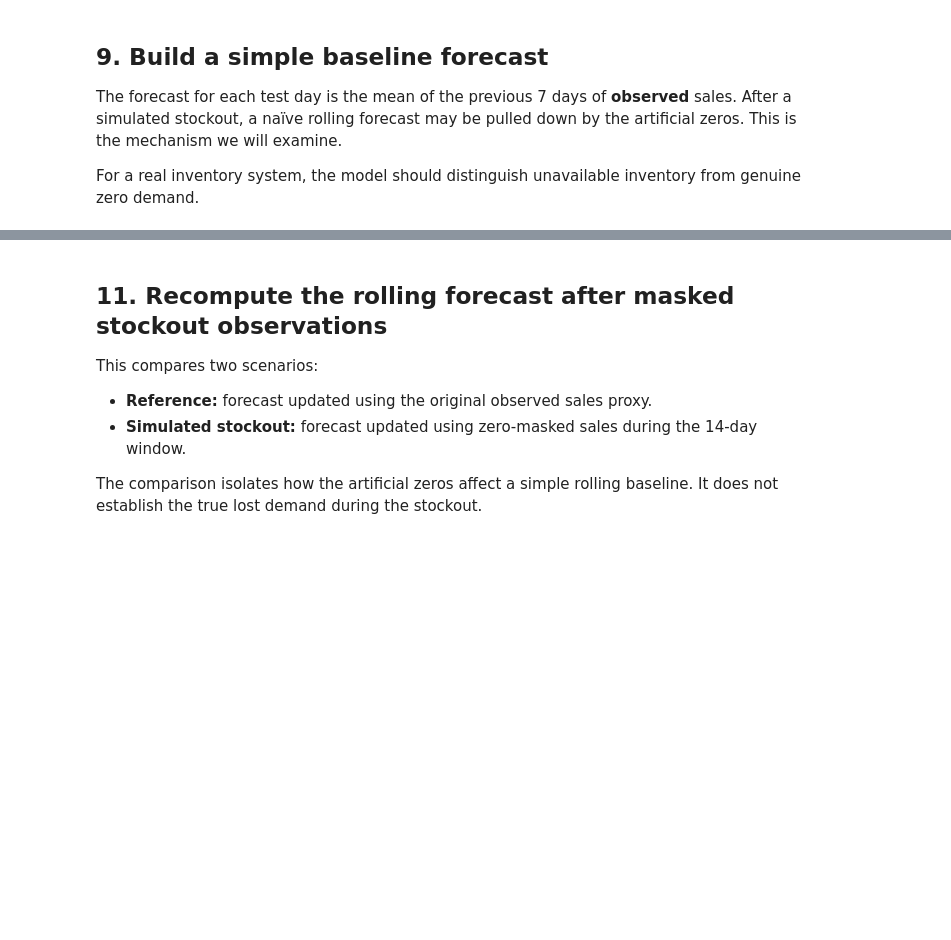
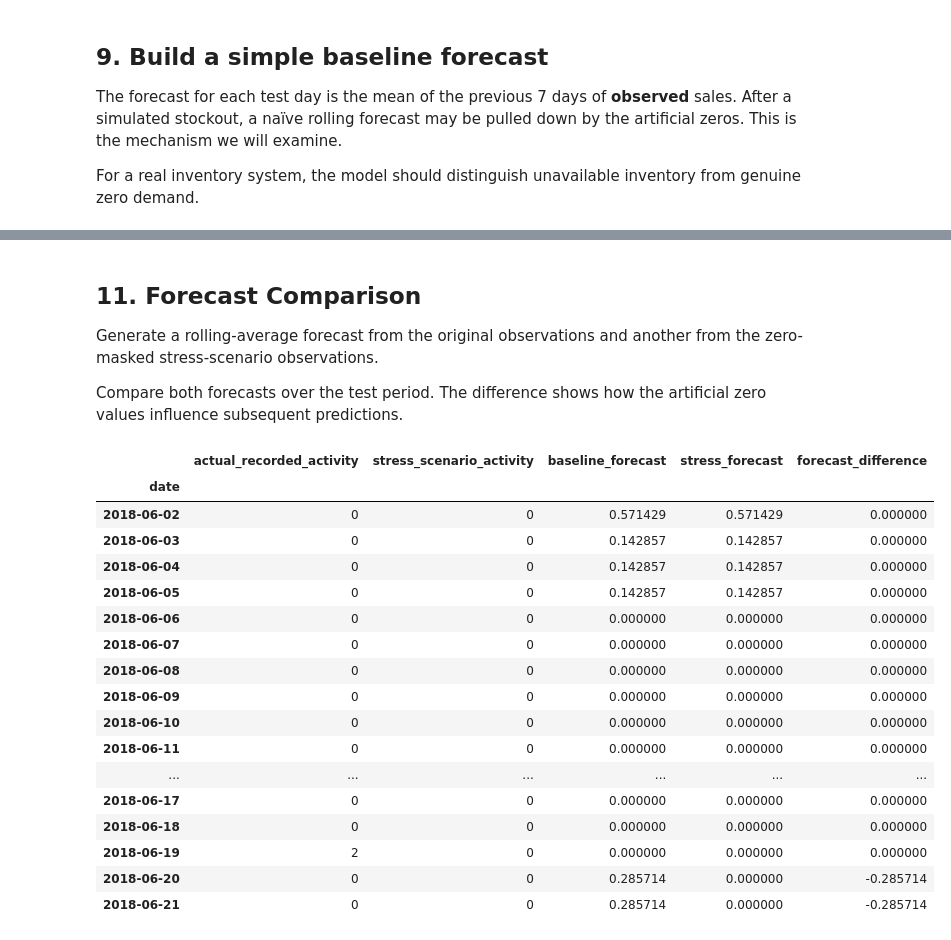
Before and after one commit to lisandihimara/Olist-E-Commerce-Stockout-Stress-Test, a Jupyter notebook: Notebooks/Week3_Olist_Stockout_Stress_Test.ipynb, the cells around one changed output, grey strips where cells are left out. Saved outputs shown, nothing was run; the diff lists cells and outputs as text; code cells hidden in the pictures; blank space fills up the shorter version.

```diff
--- a/Notebooks/Week3_Olist_Stockout_Stress_Test.ipynb
+++ b/Notebooks/Week3_Olist_Stockout_Stress_Test.ipynb
@@ -242,28 +487,44 @@ print("Masked count during window:", int(stress_observed.loc[stockout_dates].sum
 # %% [markdown]
-## 11. Recompute the rolling forecast after masked stockout observations
+## 11. Forecast Comparison
 
-This compares two scenarios:
-- **Reference:** forecast updated using the original observed sales proxy.
-- **Simulated stockout:** forecast updated using zero-masked sales during the 14-day window.
+Generate a rolling-average forecast from the original observations
+and another from the zero-masked stress-scenario observations.
 
-The comparison isolates how the artificial zeros affect a simple rolling baseline. It does not establish the true lost demand during the stockout.
+Compare both forecasts over the test period. The difference shows
+how the artificial zero values influence subsequent predictions.
 # %%
-def rolling_one_step_forecast(train_series, test_series):
-    history = train_series.astype(float).tolist()
-    preds = []
-    for value in test_series.astype(float).tolist():
-        preds.append(float(np.mean(history[-7:])) if history else 0.0)
-        history.append(value)
-    return pd.Series(preds, index=test_series.index, dtype=float)
-
-reference_forecast = rolling_one_step_forecast(train["observed_order_items"], test["observed_order_items"])
-stockout_forecast = rolling_one_step_forecast(train["observed_order_items"], stress_observed)
+stress_forecast = rolling_mean_forecast(stress_sales, window=7)
 
 comparison = pd.DataFrame({
-    "original_observed_sales": test["observed_order_items"].astype(float),
-    "simulated_stockout_observed_sales": stress_observed,
-    "reference_forecast": reference_forecast,
-    "forecast_after_stockout_masking": stockout_forecast,
+    "actual_recorded_activity": daily_sales,
+    "stress_scenario_activity": stress_sales,
+    "baseline_forecast": baseline_forecast,
+    "stress_forecast": stress_forecast
 })
-comparison["forecast_difference"] = comparison["forecast_after_stockout_masking"] - comparison["reference_forecast"]
-display(comparison.loc[stockout_dates].head(14))
+
+comparison["forecast_difference"] = (
+    comparison["stress_forecast"] - comparison["baseline_forecast"]
+)
+
+test_comparison = comparison.iloc[split_idx:].copy()
+
+display(test_comparison.head(20))
+# %% [output]
+|  | actual_recorded_activity | stress_scenario_activity | baseline_forecast | stress_forecast | forecast_difference |
+| date |  |  |  |  |  |
+| 2018-06-02 | 0 | 0 | 0.571429 | 0.571429 | 0.000000 |
+| 2018-06-03 | 0 | 0 | 0.142857 | 0.142857 | 0.000000 |
+| 2018-06-04 | 0 | 0 | 0.142857 | 0.142857 | 0.000000 |
+| 2018-06-05 | 0 | 0 | 0.142857 | 0.142857 | 0.000000 |
+| 2018-06-06 | 0 | 0 | 0.000000 | 0.000000 | 0.000000 |
+| 2018-06-07 | 0 | 0 | 0.000000 | 0.000000 | 0.000000 |
+| 2018-06-08 | 0 | 0 | 0.000000 | 0.000000 | 0.000000 |
+| 2018-06-09 | 0 | 0 | 0.000000 | 0.000000 | 0.000000 |
+| 2018-06-10 | 0 | 0 | 0.000000 | 0.000000 | 0.000000 |
+| 2018-06-11 | 0 | 0 | 0.000000 | 0.000000 | 0.000000 |
+| ... | ... | ... | ... | ... | ... |
+| 2018-06-17 | 0 | 0 | 0.000000 | 0.000000 | 0.000000 |
+| 2018-06-18 | 0 | 0 | 0.000000 | 0.000000 | 0.000000 |
+| 2018-06-19 | 2 | 0 | 0.000000 | 0.000000 | 0.000000 |
+| 2018-06-20 | 0 | 0 | 0.285714 | 0.000000 | -0.285714 |
+| 2018-06-21 | 0 | 0 | 0.285714 | 0.000000 | -0.285714 |
```
Also changed, not shown: parts of 29 cells of this notebook.
